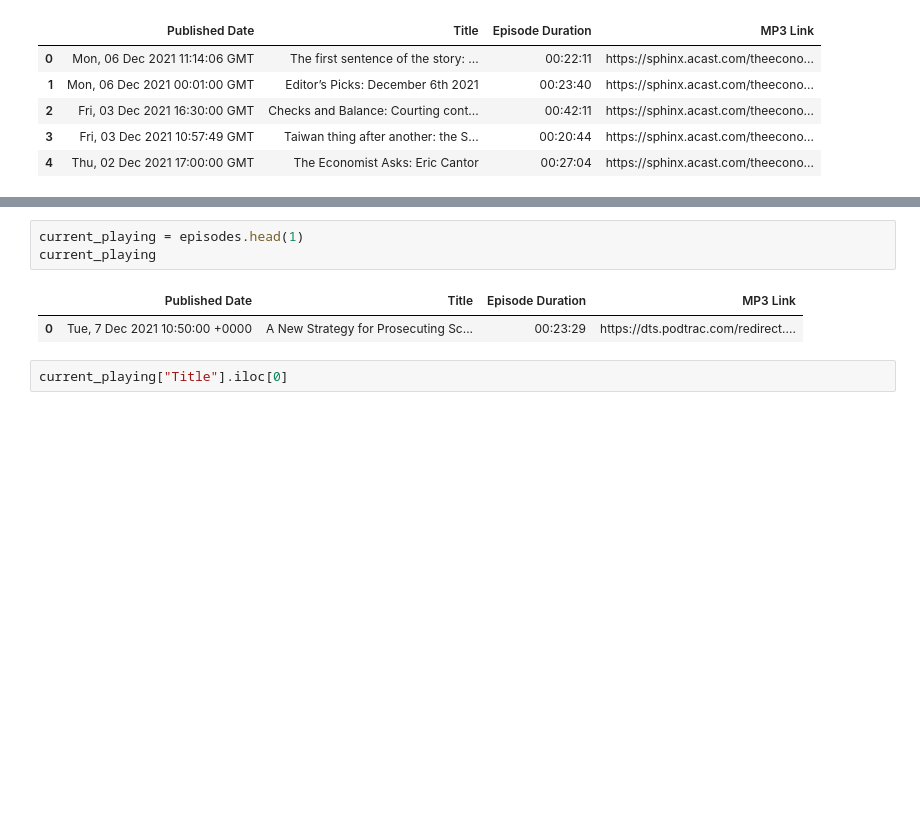
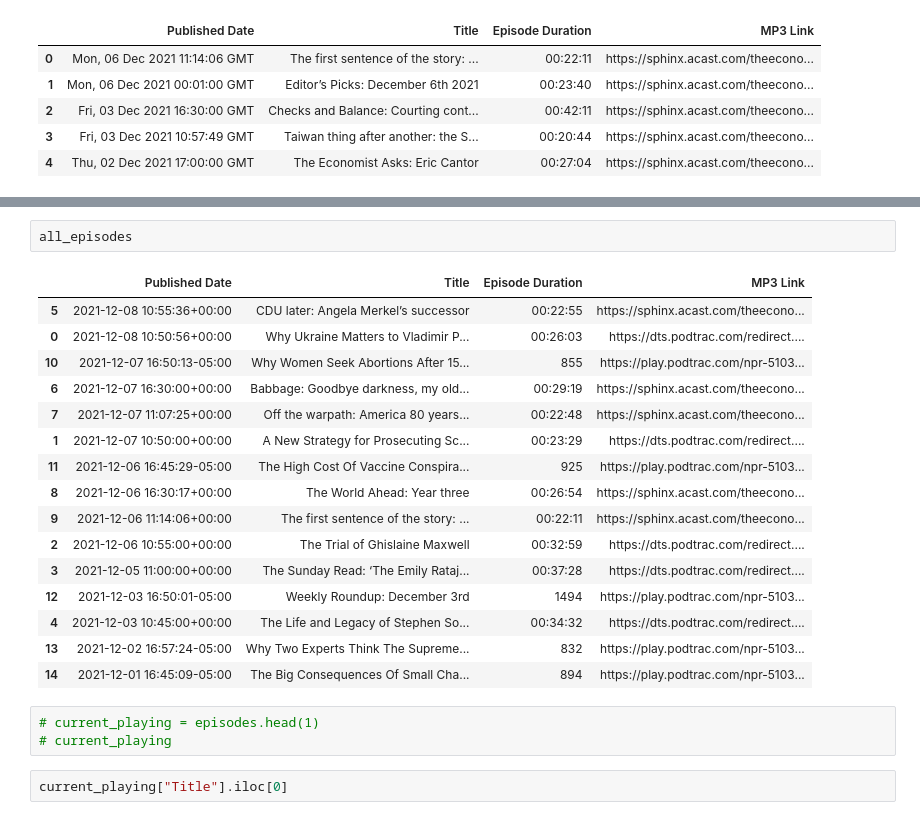
Before and after one commit to cryptodogofmax/podcast-web-player, a Jupyter notebook: podcast_player.ipynb, the cells around one changed output, grey strips where cells are left out. Saved outputs shown, nothing was run; the diff lists cells and outputs as text; blank space fills up the shorter version.

```diff
--- a/podcast_player.ipynb
+++ b/podcast_player.ipynb
@@ -141,9 +217,25 @@ episodes
+# %%
+all_episodes
+# %% [output]
+|  | Published Date | Title | Episode Duration | MP3 Link |
+| 5 | 2021-12-08 10:55:36+00:00 | CDU later: Angela Merkel’s successor | 00:22:55 | https://sphinx.acast.com/theecono... |
+| 0 | 2021-12-08 10:50:56+00:00 | Why Ukraine Matters to Vladimir P... | 00:26:03 | https://dts.podtrac.com/redirect.... |
+| 10 | 2021-12-07 16:50:13-05:00 | Why Women Seek Abortions After 15... | 855 | https://play.podtrac.com/npr-5103... |
+| 6 | 2021-12-07 16:30:00+00:00 | Babbage: Goodbye darkness, my old... | 00:29:19 | https://sphinx.acast.com/theecono... |
+| 7 | 2021-12-07 11:07:25+00:00 | Off the warpath: America 80 years... | 00:22:48 | https://sphinx.acast.com/theecono... |
+| 1 | 2021-12-07 10:50:00+00:00 | A New Strategy for Prosecuting Sc... | 00:23:29 | https://dts.podtrac.com/redirect.... |
+| 11 | 2021-12-06 16:45:29-05:00 | The High Cost Of Vaccine Conspira... | 925 | https://play.podtrac.com/npr-5103... |
+| 8 | 2021-12-06 16:30:17+00:00 | The World Ahead: Year three | 00:26:54 | https://sphinx.acast.com/theecono... |
+| 9 | 2021-12-06 11:14:06+00:00 | The first sentence of the story: ... | 00:22:11 | https://sphinx.acast.com/theecono... |
+| 2 | 2021-12-06 10:55:00+00:00 | The Trial of Ghislaine Maxwell | 00:32:59 | https://dts.podtrac.com/redirect.... |
+| 3 | 2021-12-05 11:00:00+00:00 | The Sunday Read: ‘The Emily Rataj... | 00:37:28 | https://dts.podtrac.com/redirect.... |
+| 12 | 2021-12-03 16:50:01-05:00 | Weekly Roundup: December 3rd | 1494 | https://play.podtrac.com/npr-5103... |
+| 4 | 2021-12-03 10:45:00+00:00 | The Life and Legacy of Stephen So... | 00:34:32 | https://dts.podtrac.com/redirect.... |
+| 13 | 2021-12-02 16:57:24-05:00 | Why Two Experts Think The Supreme... | 832 | https://play.podtrac.com/npr-5103... |
+| 14 | 2021-12-01 16:45:09-05:00 | The Big Consequences Of Small Cha... | 894 | https://play.podtrac.com/npr-5103... |
 # %%
-current_playing = episodes.head(1)
-current_playing
+# current_playing = episodes.head(1)
+# current_playing
-# %% [output]
-|  | Published Date | Title | Episode Duration | MP3 Link |
-| 0 | Tue, 7 Dec 2021 10:50:00 +0000 | A New Strategy for Prosecuting Sc... | 00:23:29 | https://dts.podtrac.com/redirect.... |
 # %%
 current_playing["Title"].iloc[0]
 # %% [output]
```
Also changed, not shown: parts of 12 cells of this notebook, 3 other files.
